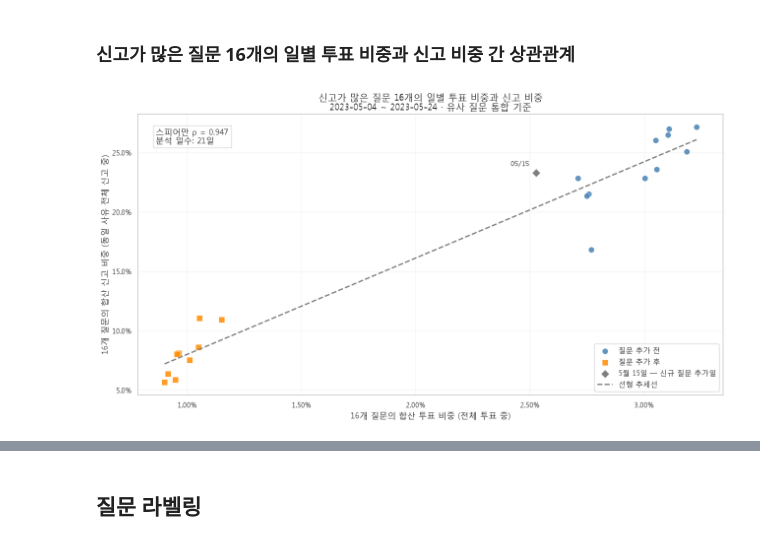
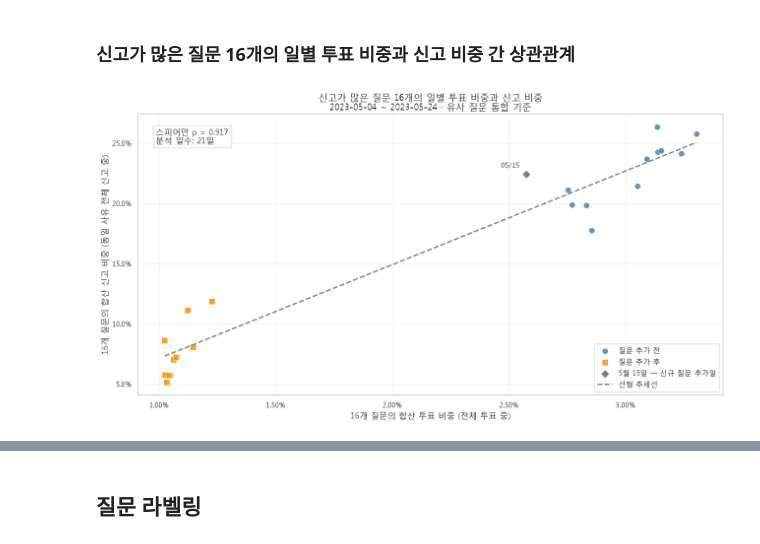
Before and after one commit to qet0506/codeit-sns-moderation, a Jupyter notebook: eda.ipynb, the cells around one changed output, grey strips where cells are left out. Saved outputs shown, nothing was run; the diff lists cells and outputs as text; code cells hidden in the pictures.

```diff
--- a/eda.ipynb
+++ b/eda.ipynb
@@ -2680,13 +2924,40 @@ import pandas as pd
 
 mapper = QuestionIdMapper()
 
-# 대표 질문 ID 16개
-question_ids = [
-    111, 138, 144, 305, 398, 410, 424, 460,
-    465, 476, 477, 479, 494, 516, 519, 564,
+# 전체·성별·학교급별 Top 10 질문을 합치고 중복 제거
+# 앞선 전체·성별·학교급별 순위 집계 셀을 먼저 실행해주세요.
+
+question_id_sources = [
+    # 전체 Top 10
+    df_question_report_top10["대표 질문 ID"].dropna().head(10),
+
+    # 성별 각각 Top 10
+    df_gender_question_top50["여학생 대표 질문 ID"].dropna().head(10),
+    df_gender_question_top50["남학생 대표 질문 ID"].dropna().head(10),
+
+    # 학교급별 각각 Top 10
+    df_school_question_top50["중학교 대표 질문 ID"].dropna().head(10),
+    df_school_question_top50["고등학교 대표 질문 ID"].dropna().head(10),
 ]
 
+question_ids = (
+    pd.to_numeric(
+        pd.concat(question_id_sources, ignore_index=True),
+        errors="raise",
+    )
+    .astype("int64")
+    .drop_duplicates()
+    .sort_values()
+    .tolist()
+)
+
 n_questions = len(question_ids)
+
+if n_questions == 0:
+    raise ValueError("선정된 질문이 없습니다. 앞선 순위 집계 셀을 확인해주세요.")
+
+print(f"중복 제거 후 선정 질문 수: {n_questions:,}개")
+print("선정 대표 질문 ID:", question_ids)
 
 target_reasons = [
     "그냥 싫어",
@@ -3746,14 +3447,14 @@ from matplotlib.ticker import PercentFormatter
 n_questions = len(question_ids)
 addition_date = pd.Timestamp("2023-05-15")
 
-# 1. clean에서 지정 사유 7개의 신고만 포함
-df_scatter_reports = df_questionreport_clean.loc[
-    df_questionreport_clean["대표 질문 ID"].notna()
-    & df_questionreport_clean["reason"]
+# 1. 공통 제외 조건 적용 후 지정 사유 7개의 신고만 포함
+df_scatter_reports = df_questionreport_filtered.loc[
+    df_questionreport_filtered["대표 질문 ID"].notna()
+    & df_questionreport_filtered["reason"]
         .astype("string")
         .str.strip()
         .isin(target_reasons)
-].copy()
+].drop_duplicates("id").copy()
 
 df_scatter_reports["날짜"] = pd.to_datetime(
     df_scatter_reports["created_at"]
@@ -3963,32 +3664,32 @@ ax.set_xlabel(
     f"{n_questions}개 질문의 합산 투표 비중 (전체 투표 중)"
 )
 ax.set_ylabel(
     f"{n_questions}개 질문의 합산 신고 비중 "
     "(동일 사유 전체 신고 중)"
 )
 
 ax.xaxis.set_major_formatter(PercentFormatter(xmax=100))
 ax.yaxis.set_major_formatter(PercentFormatter(xmax=100))
 
 ax.grid(alpha=0.2)
 ax.set_axisbelow(True)
 ax.legend(loc="lower right")
 
 plt.tight_layout()
 plt.show()
 
 # 산점도에 사용한 일별 데이터
 display(
     df_scatter[[
         "날짜",
         vote_sum_col,
         "전체 투표 수",
         "선정 질문 신고 수",
         "전체 신고 수",
         x_col,
         y_col,
     ]].round(3)
 )
 # %% [output]
-[figure, old version]
+[figure, new version]
 |  | 날짜 | 16개 질문 합산 투표 수 | 전체 투표 수 | 선정 질문 신고 수 | 전체 신고 수 | 선정 질문 투표 비중(%) | 선정 질문 신고 비중(%) |
```
Also changed, not shown: parts of 109 cells of this notebook.
